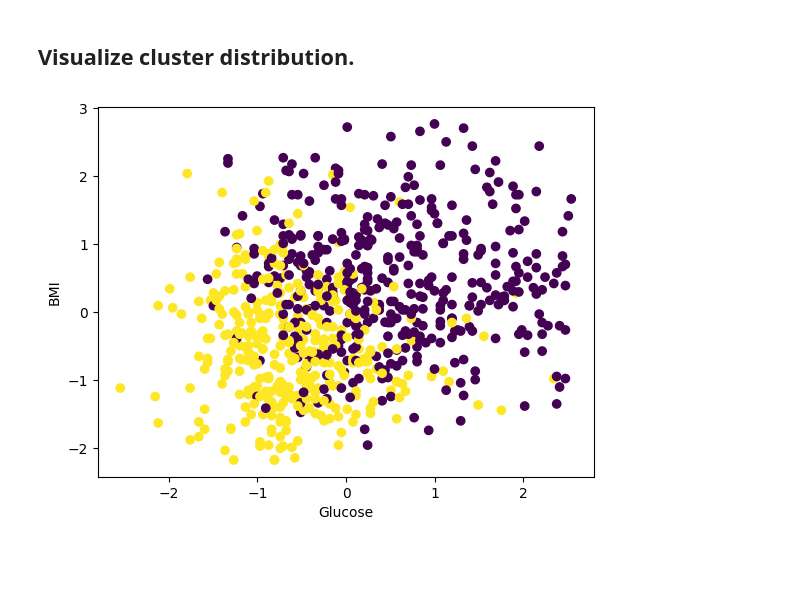
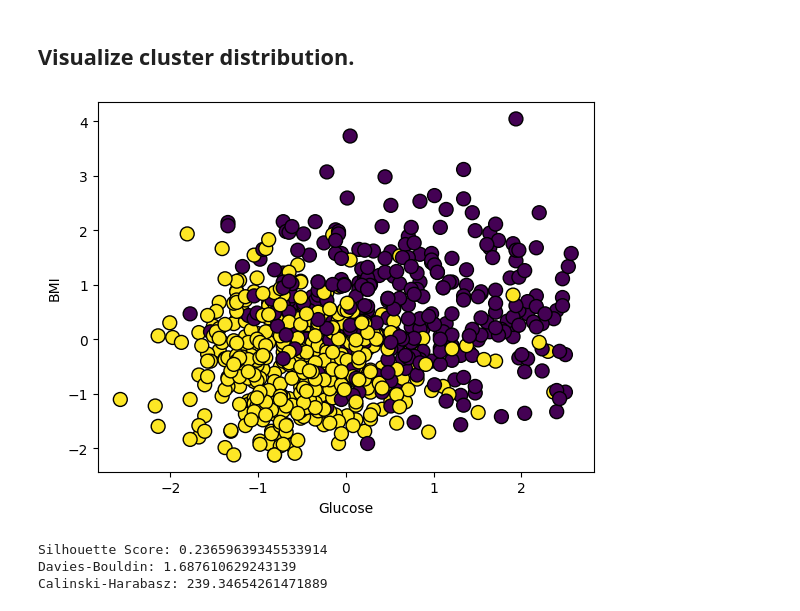
Before and after one commit to 9asdaoui/diabetes-risk-prediction, a Jupyter notebook: notebooks/03_Clustering.ipynb, the cells around one changed output. Saved outputs shown, nothing was run; the diff lists cells and outputs as text; code cells hidden in the pictures; blank space fills up the shorter version.

```diff
--- a/notebooks/03_Clustering.ipynb
+++ b/notebooks/03_Clustering.ipynb
@@ -49,8 +50,6 @@ plt.show()
 # %%
 import pandas as pd
 from sklearn.cluster import KMeans
-
-df = pd.read_csv("../data/clean_data.csv")
 
 k = 2
 kmeans = KMeans(n_clusters=k, random_state=42)
@@ -73,9 +72,19 @@ df.head()
 ## Visualize cluster distribution.
 # %%
 
-plt.scatter(df['Glucose'], df['BMI'], c=df['Cluster'])
+plt.scatter(df['Glucose'], df['BMI'], c=df['Cluster'], s=100, edgecolor='k')
 plt.xlabel('Glucose')
 plt.ylabel('BMI')
 plt.show()
 # %% [output]
-[figure, old version]
+[figure, new version]
+# %%
+from sklearn.metrics import silhouette_score, davies_bouldin_score, calinski_harabasz_score
+
+print("Silhouette Score:", silhouette_score(df, df['Cluster'] ))
+print("Davies-Bouldin:", davies_bouldin_score(df, df['Cluster'] ))
+print("Calinski-Harabasz:", calinski_harabasz_score(df, df['Cluster'] ))
+# %% [output]
+Silhouette Score: 0.23659639345533914
+Davies-Bouldin: 1.687610629243139
+Calinski-Harabasz: 239.34654261471889
```
Also changed, not shown: parts of 14 cells of this notebook, 4 other files.
